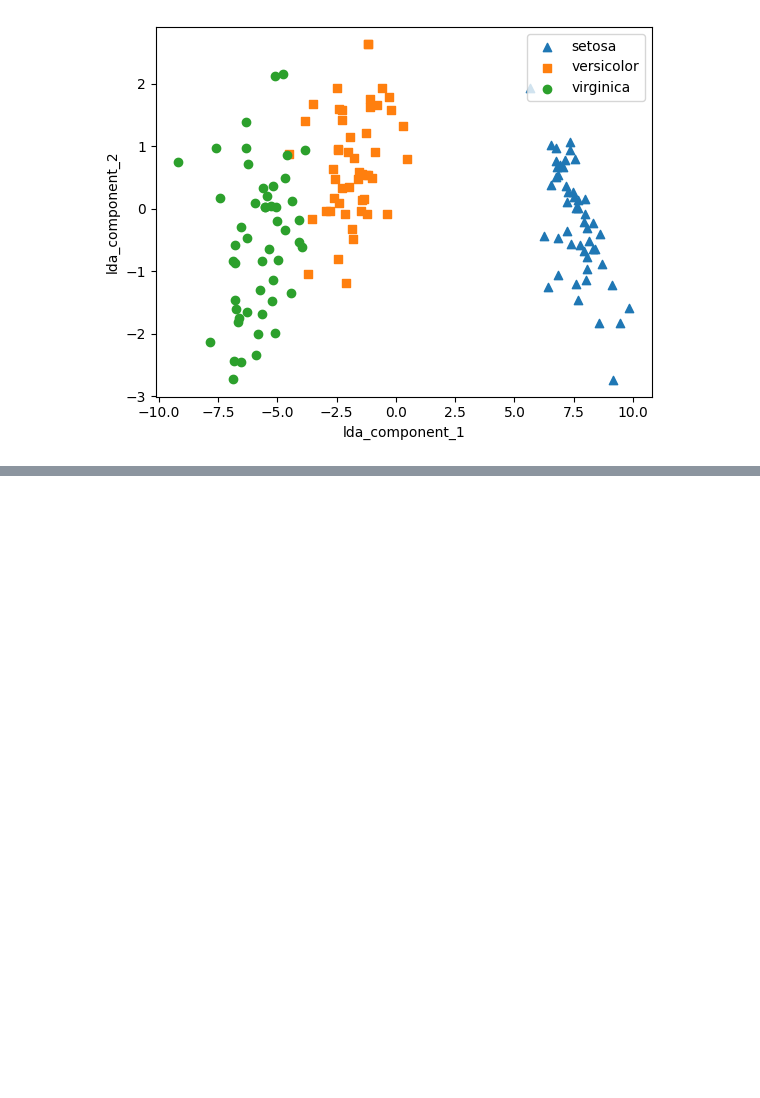
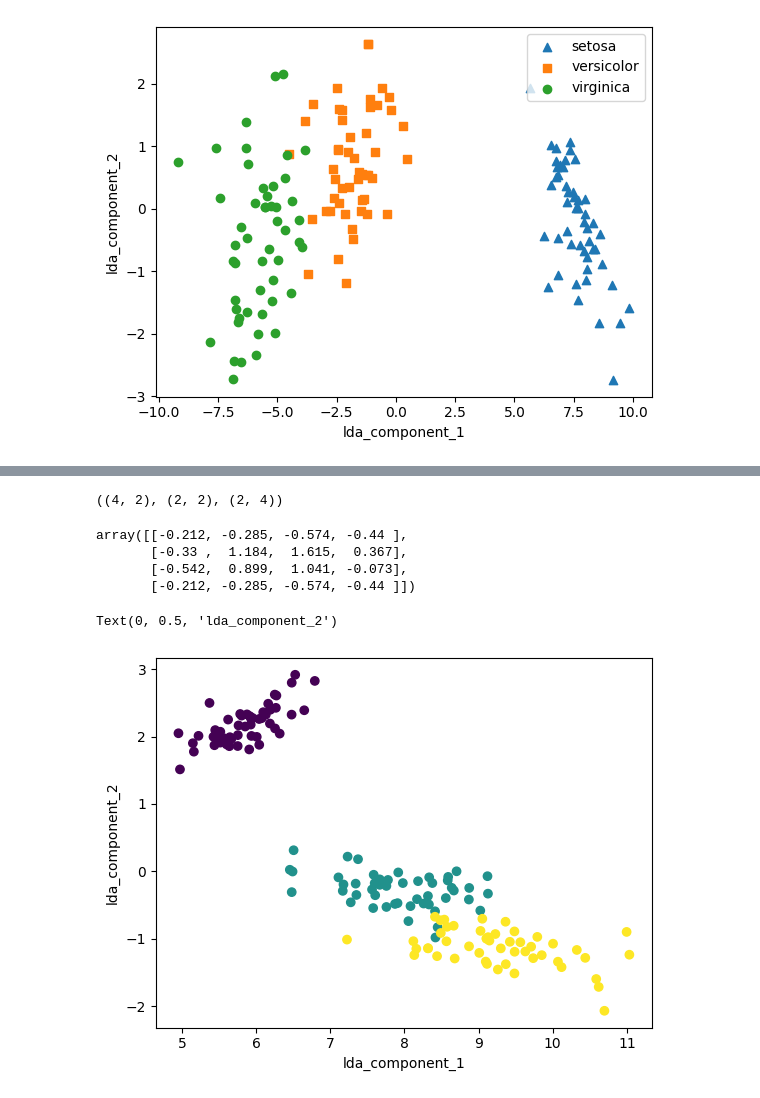
Before and after one commit to kclab922/machine-learning, a Jupyter notebook: 06_차원_축소.ipynb, the cells around one changed output, grey strips where cells are left out. Cells and saved outputs as stored; diff of their text form; code cells hidden in the pictures; blank space fills up the shorter version.

Commit message:
04. SVD(Singular Value Decomposition)

```diff
--- a/06_차원_축소.ipynb
+++ b/06_차원_축소.ipynb
@@ -279,0 +354,39 @@ plt.show()
+# %%
+# U 행렬의 경우 Sigma와 내적을 수행하므로 Sigma 앞 2행에 대응되는 앞 2열만 추출
+U_ = U[:, :2]
+Sigma_ = np.diag(Sigma[:2])
+
+# V 전치 행렬의 경우 앞 2행만 추출
+Vt_ = Vt[:2]
+
+U_.shape, Sigma_.shape, Vt_.shape
+# %% [output]
+((4, 2), (2, 2), (2, 4))
+# %%
+# U, Sigma, Vt의 내적을 수행하며, 다시 원본 행렬 복원
+a_ = np.dot(np.dot(U_, Sigma_), Vt_)
+np.round(a_, 3)
+# %% [output]
+array([[-0.212, -0.285, -0.574, -0.44 ],
+       [-0.33 ,  1.184,  1.615,  0.367],
+       [-0.542,  0.899,  1.041, -0.073],
+       [-0.212, -0.285, -0.574, -0.44 ]])
+# %%
+from sklearn.decomposition import TruncatedSVD, PCA
+from sklearn.datasets import load_iris
+import matplotlib.pyplot as plt
+%matplotlib inline
+
+iris = load_iris()
+iris_ftrs = iris.data
+
+tsvd = TruncatedSVD(n_components=2)
+tsvd.fit(iris_ftrs)
+iris_tsvd = tsvd.transform(iris_ftrs)
+
+plt.scatter(x=iris_tsvd[:, 0], y=iris_tsvd[:,1], c=iris.target)
+plt.xlabel('lda_component_1')
+plt.ylabel('lda_component_2')
+# %% [output]
+Text(0, 0.5, 'lda_component_2')
+[figure, added]
```
Also changed, not shown: parts of 8 cells of this notebook.
